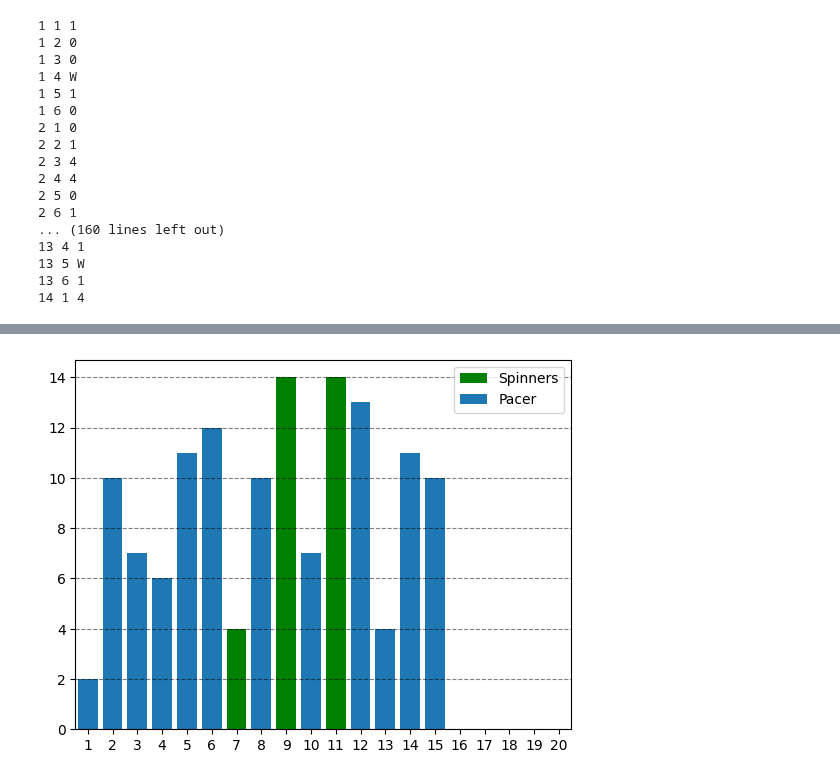
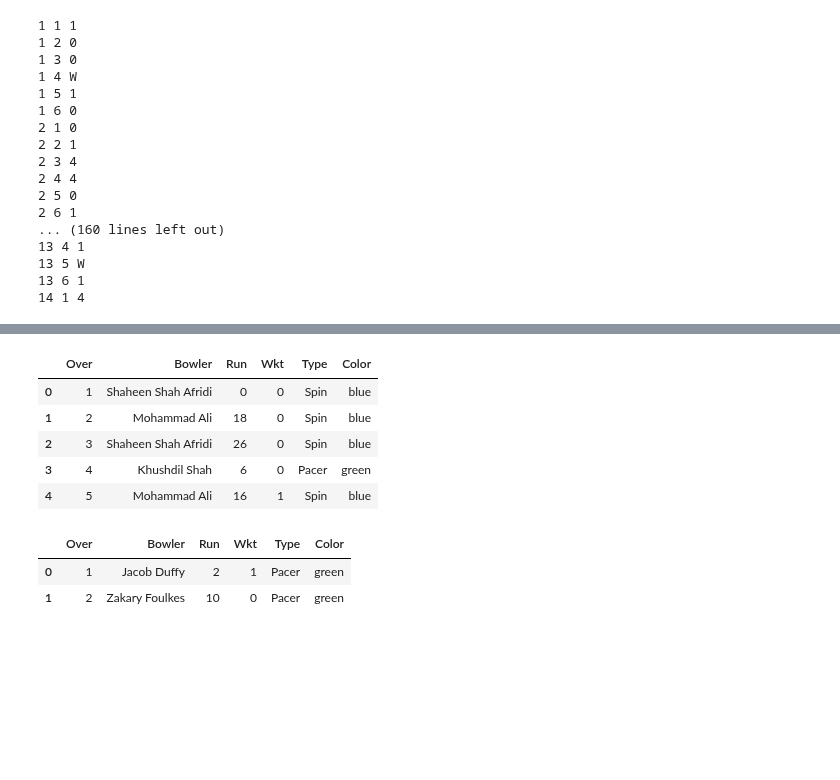
Before and after one commit to prakrist21/Python-File, a Jupyter notebook: Projects/Scraping Espncricinfo Selenium/dataframe.ipynb, the cells around one changed output, grey strips where cells are left out. Saved outputs shown, nothing was run; the diff lists cells and outputs as text; code cells hidden in the pictures; blank space fills up the shorter version.

```diff
--- a/Projects/Scraping Espncricinfo Selenium/dataframe.ipynb
+++ b/Projects/Scraping Espncricinfo Selenium/dataframe.ipynb
@@ -245,13 +210,0 @@ t12
-# %%
-plt.Figure(figsize=(10,8))
-plt.xticks(np.arange(1,21))
-plt.xlim(0.5,20.5)
-pacer=t12[t12['Type']=='Spin']
-spin=t12[t12['Type']=='Pacer']
-plt.bar(pacer['Over'],pacer['Run'],color='green',label="Spinners")
-plt.bar(spin['Over'],spin['Run'],label="Pacer")
-plt.legend()
-plt.grid(axis='y',linestyle='--',color='#000000',alpha=0.5)
-plt.show()
-# %% [output]
-[figure, removed]
@@ -257,0 +216,15 @@ plt.show()
+# %%
+Bowl2.head()
+# %% [output]
+|  | Over | Bowler | Run | Wkt | Type | Color |
+| 0 | 1 | Shaheen Shah Afridi | 0 | 0 | Spin | blue |
+| 1 | 2 | Mohammad Ali | 18 | 0 | Spin | blue |
+| 2 | 3 | Shaheen Shah Afridi | 26 | 0 | Spin | blue |
+| 3 | 4 | Khushdil Shah | 6 | 0 | Pacer | green |
+| 4 | 5 | Mohammad Ali | 16 | 1 | Spin | blue |
+# %%
+Bowl1.head(2)
+# %% [output]
+|  | Over | Bowler | Run | Wkt | Type | Color |
+| 0 | 1 | Jacob Duffy | 2 | 1 | Pacer | green |
+| 1 | 2 | Zakary Foulkes | 10 | 0 | Pacer | green |
```
Also changed, not shown: parts of 10 cells of this notebook.
